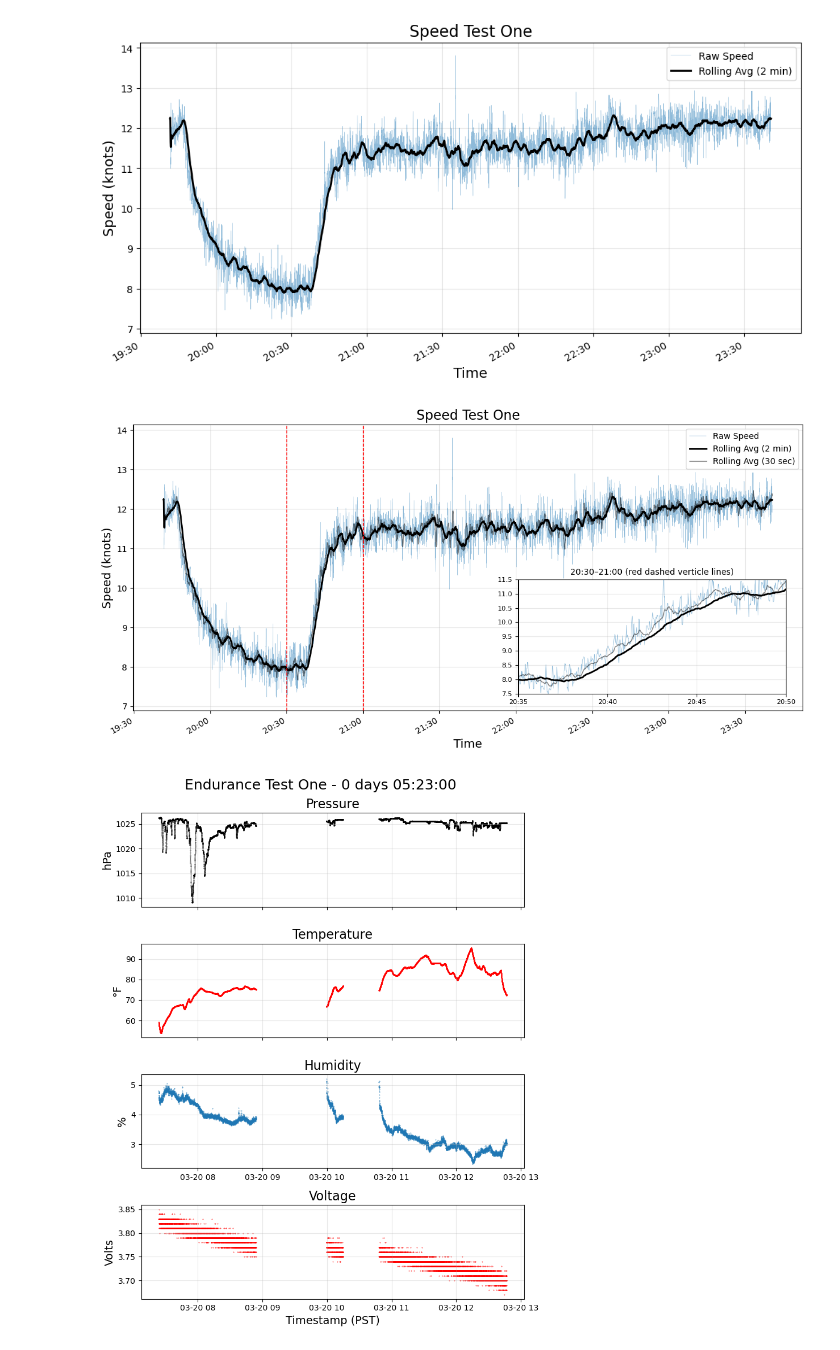
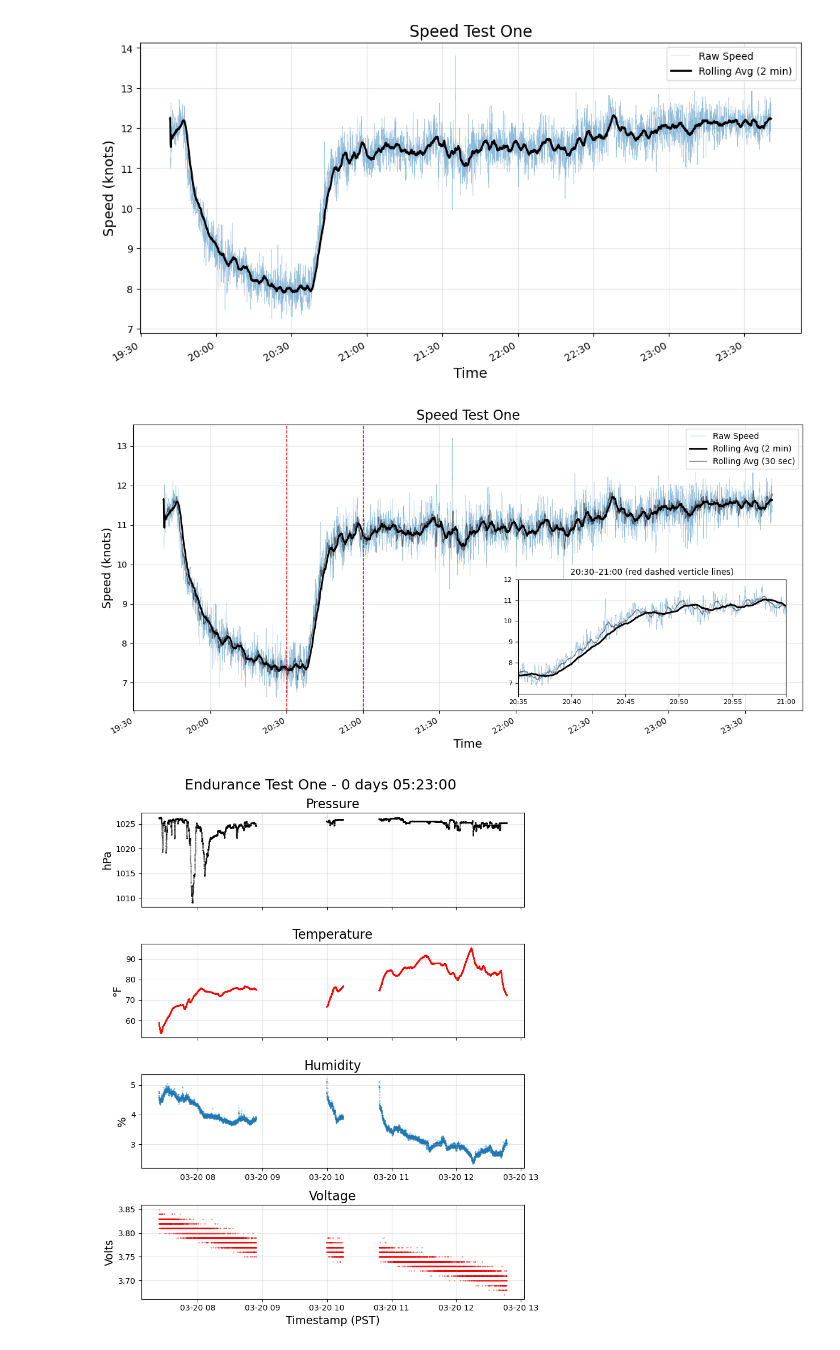
Before and after one commit to sscopazzi/Portable_Weather_Station, a Jupyter notebook: test_data/20250620_decimalDegreesSpeedTest/20250620_DecimalDegrees.ipynb, the cells around one changed output. Drawn from its saved outputs; the diff is of its cells as text; code cells hidden in the pictures.

```diff
--- a/test_data/20250620_decimalDegreesSpeedTest/20250620_DecimalDegrees.ipynb
+++ b/test_data/20250620_decimalDegreesSpeedTest/20250620_DecimalDegrees.ipynb
@@ -120,7 +120,7 @@ import pytz
 from mpl_toolkits.axes_grid1.inset_locator import inset_axes
 
 # Convert m/s to knots and adjust
-df['speed_knots'] = (df['speed'] * 1.15) - 1.2
+df['speed_knots'] = (df['speed'] * 1.15) - 1.8
 df['speed_knots_roll'] = df['speed_knots'].rolling('2min').mean()
 df['speed_knots_roll_30'] = df['speed_knots'].rolling('30s').mean()
 
@@ -141,37 +141,39 @@ inset_ax = inset_axes(ax, width="40%", height="40%", loc='lower right', borderpa
 
 # Filter data for inset
 start_time = df.index[0].replace(hour=20, minute=35, second=0)
-end_time = df.index[0].replace(hour=20, minute=50, second=0)
+end_time = df.index[0].replace(hour=21, minute=00, second=0)
 mask = (df.index >= start_time) & (df.index <= end_time)
 
 # Plot inset
 inset_ax.plot(df.index[mask], df['speed_knots'][mask], alpha=0.5, linewidth=0.5)
+inset_ax.plot(df.index[mask], df['speed_knots_roll_30'][mask], color='black', alpha=0.5,linewidth=1)
 inset_ax.plot(df.index[mask], df['speed_knots_roll'][mask], color='black', linewidth=2)
-inset_ax.plot(df.index[mask], df['speed_knots_roll_30'][mask], color='black', alpha=0.5,linewidth=1)
+
 
 inset_ax.grid(True, alpha=0.3)
-inset_ax.set_ylim(7.5,11.5)
+inset_ax.set_ylim(6.5,12)
 
 # Format inset x-axis
 inset_ax.xaxis.set_major_formatter(mdates.DateFormatter('%H:%M', tz=local_tz))
 inset_ax.set_xlim(start_time, end_time)
 inset_ax.set_title('20:30–21:00 (red dashed verticle lines)', fontsize=10)
 inset_ax.tick_params(labelsize=8)
 
 ax.axvline(pd.Timestamp('2025-06-20 20:30').tz_localize('America/Los_Angeles'), color='red', linestyle='--', linewidth=1)
 ax.axvline(pd.Timestamp('2025-06-20 21:00').tz_localize('America/Los_Angeles'), color='red', linestyle='--', linewidth=1)
+# ax.axhline(10.8)
 
 # Finalize main plot
 ax.set_xlabel('Time', fontsize=14)
 ax.set_ylabel('Speed (knots)', fontsize=14)
 ax.set_title('Speed Test One', fontsize=16)
 ax.grid(True, alpha=0.3)
 ax.legend()
 plt.tight_layout()
 plt.savefig('WXStation_speedTestOne_30s_120s.jpg',dpi=600)
 plt.show()
 # %% [output]
-[figure, old version]
+[figure, new version]
 # %%
 plt.figure(figsize=(8, 10))
 
```
Also changed, not shown: 11 other files.
